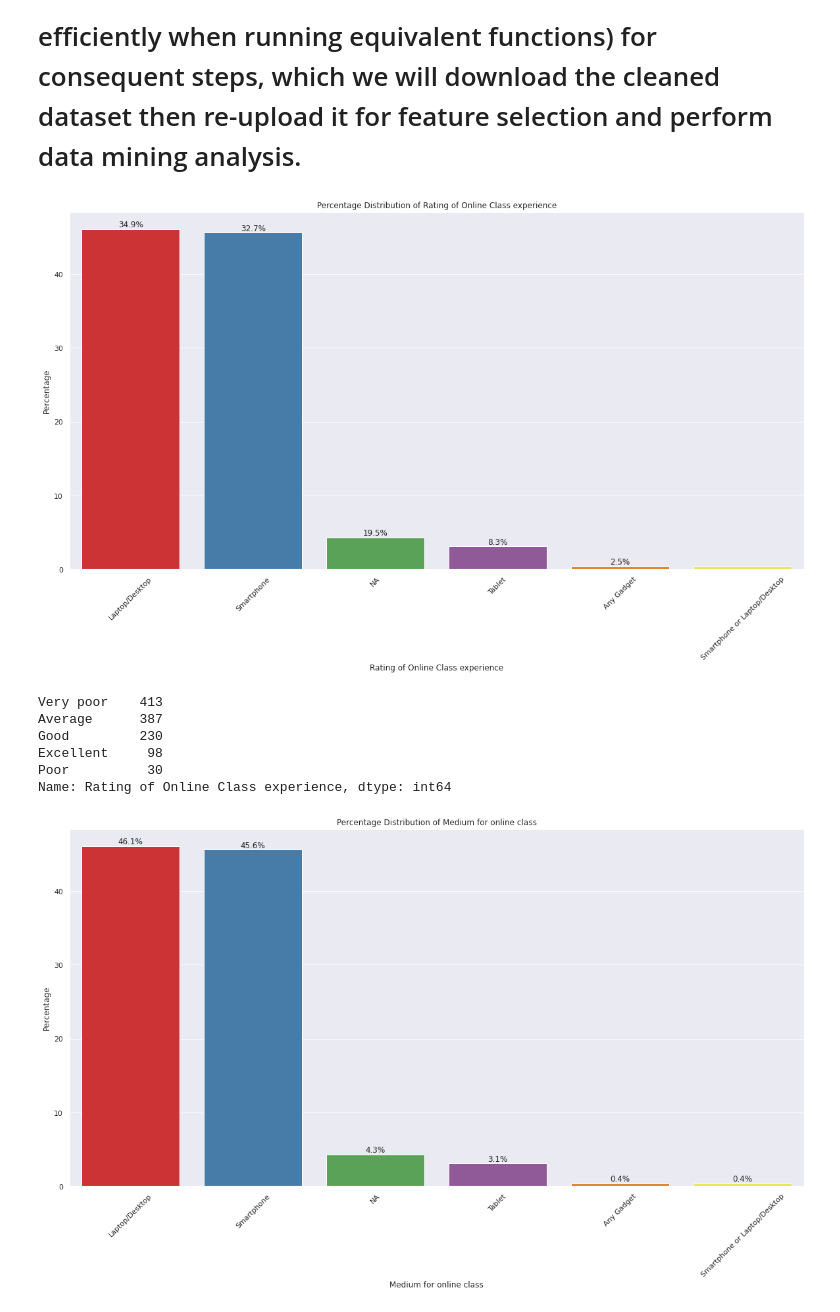
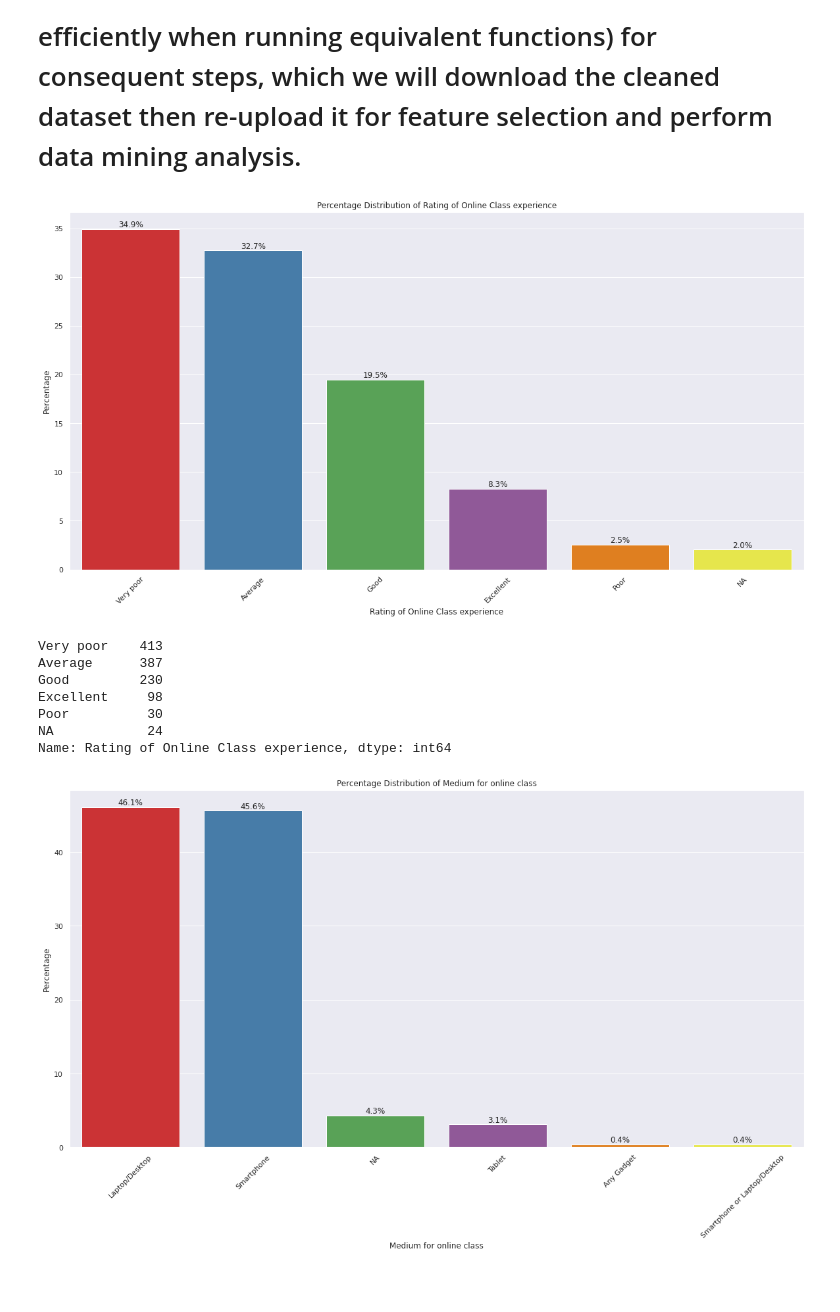
Before and after one commit to tanguolin/Iteration4, a Jupyter notebook: wtam186_Iteration4.ipynb, the cells around one changed output. Cells and saved outputs as stored; diff of their text form; code cells hidden in the pictures; blank space fills up the shorter version.

```diff
--- a/wtam186_Iteration4.ipynb
+++ b/wtam186_Iteration4.ipynb
@@ -378,33 +378,34 @@ df2.printSchema() #PySpark
 # %%
 #Rating of Online Class experience
 # Replace 'NaN' with 'NA' to ensure consistency in labeling
-dfpd['Rating of Online Class experience'].replace('NA', 'NA', inplace=True)
+dfpd['Rating of Online Class experience'].replace(np.nan, 'NA', inplace=True)
 
 plt.figure(figsize=(20, 10))
 ax = sns.barplot(x=percentages.index, y=percentages.values, palette='Set1')
 # Calculate percentages
-total = len(dfpd)
-counts = dfpd['Rating of Online Class experience'].value_counts()
-percentages = counts / total * 100
+total1 = len(dfpd)
+counts1 = dfpd['Rating of Online Class experience'].value_counts()
+percentages = counts1 / total1 * 100
 # Create a bar plot for percentage distribution
 for p, label in zip(ax.patches, percentages.values):
     height = p.get_height()
     ax.annotate(f'{label:.1f}%',
     (p.get_x() + p.get_width() / 2., height),
     ha='center', va='bottom')
 plt.xlabel('Rating of Online Class experience')
 plt.ylabel('Percentage')
 plt.title('Percentage Distribution of Rating of Online Class experience')
 plt.xticks(rotation=45) # Rotate x-axis labels for better visibility
 plt.show()
 print(dfpd['Rating of Online Class experience'].value_counts())
 # %% [output]
-[figure, old version]
+[figure, new version]
 Very poor    413
 Average      387
 Good         230
 Excellent     98
 Poor          30
+NA            24
 Name: Rating of Online Class experience, dtype: int64
 # %%
 #Medium for online class
```
Also changed, not shown: parts of 13 cells of this notebook.
